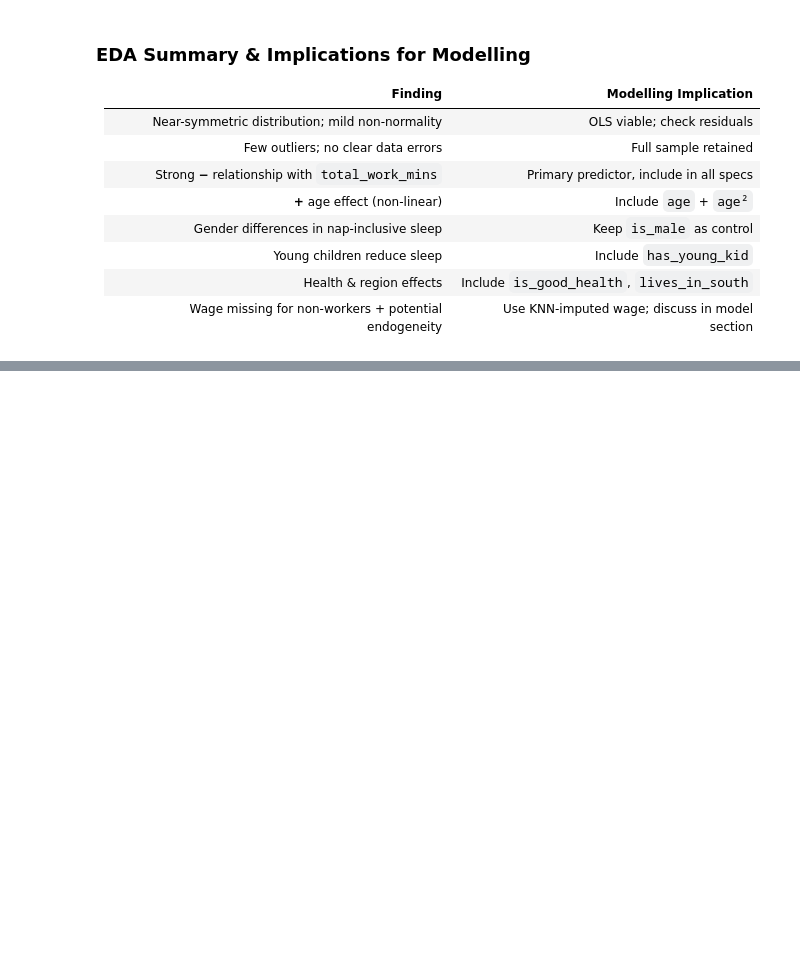
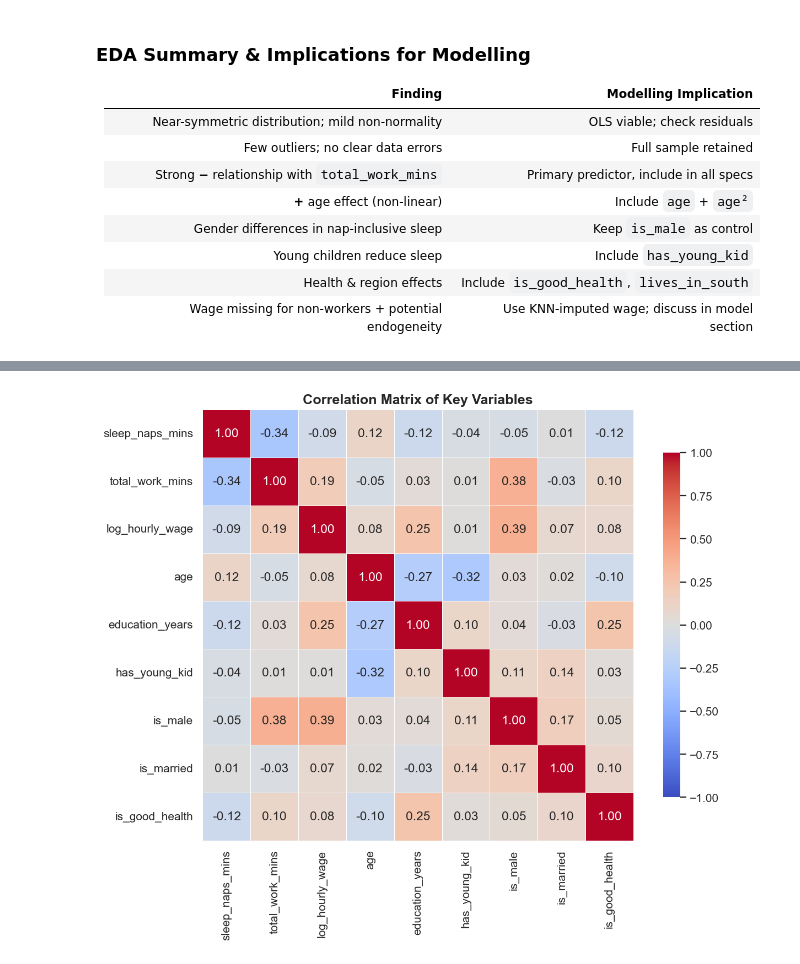
Before and after one commit to 208252/statistics, a Jupyter notebook: assignment.ipynb, the cells around one changed output, grey strips where cells are left out. Drawn from its saved outputs; the diff is of its cells as text; code cells hidden in the pictures; blank space fills up the shorter version.

```diff
--- a/assignment.ipynb
+++ b/assignment.ipynb
@@ -851,0 +848,13 @@ Young child t-test: t=1.083, p=0.2794
+# %%
+corr_cols = ['sleep_naps_mins', 'total_work_mins', 'log_hourly_wage', 'age', 'education_years',
+             'has_young_kid', 'is_male', 'is_married', 'is_good_health']
+corr_matrix = df[corr_cols].corr()
+
+plt.figure(figsize=(10, 8))
+sns.heatmap(corr_matrix, annot=True, cmap='coolwarm', fmt=".2f", vmin=-1, vmax=1,
+            cbar_kws={'shrink': .8}, square=True, linewidths=.5)
+plt.title("Correlation Matrix of Key Variables", fontsize=14, fontweight='bold')
+plt.tight_layout()
+plt.show()
+# %% [output]
+[figure, added]
```
Also changed, not shown: parts of 9 cells of this notebook, 9 other files.
